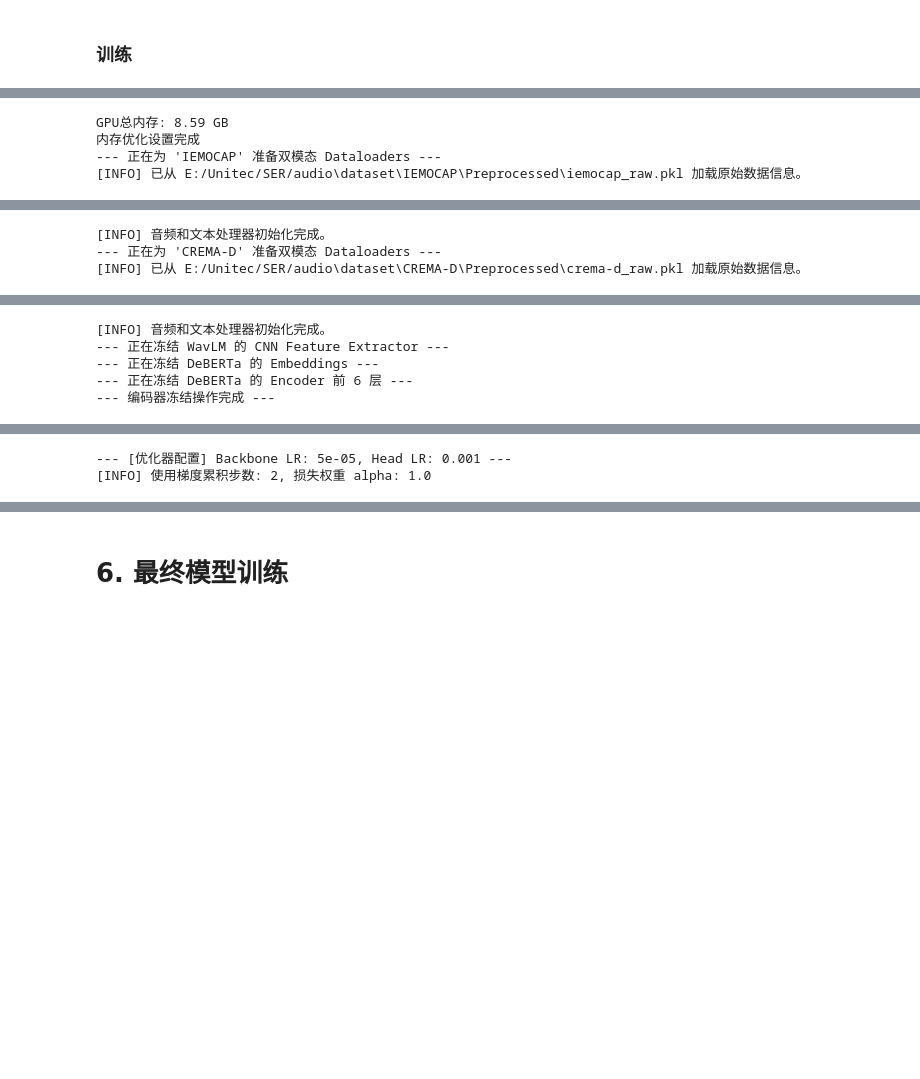
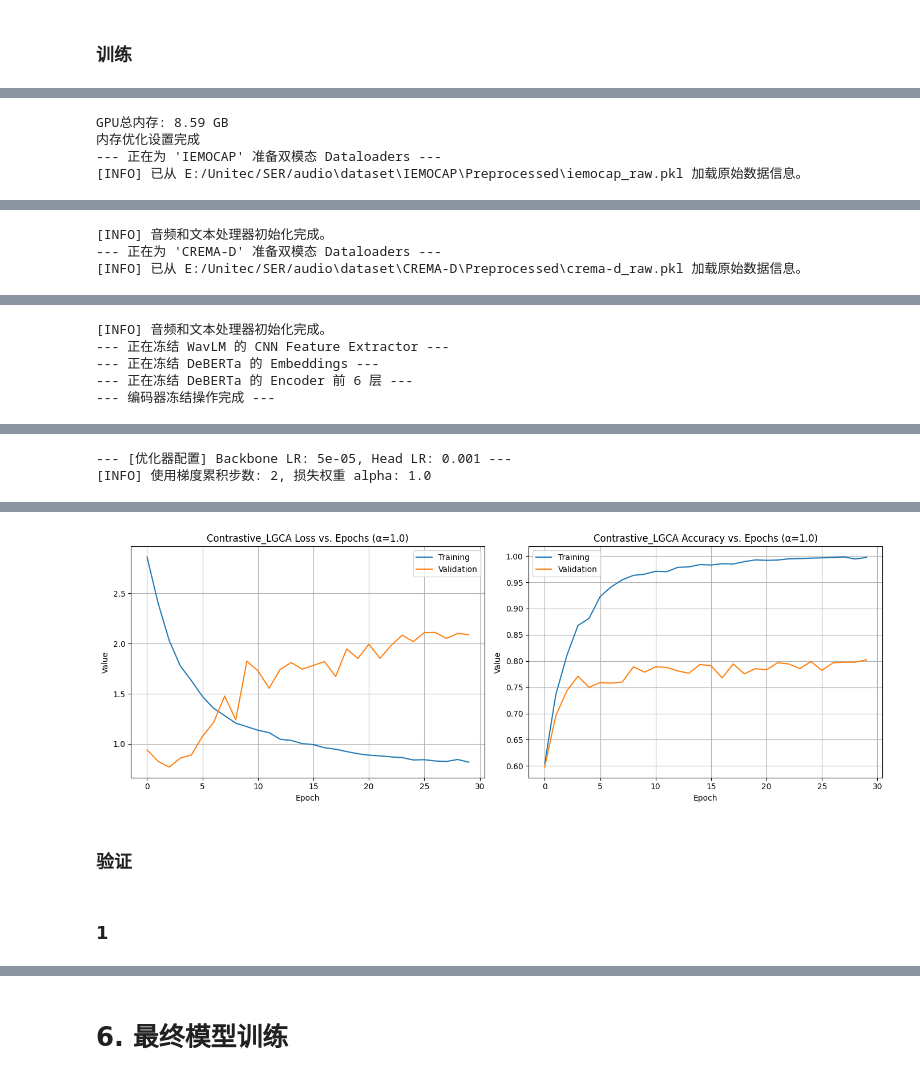
Before and after one commit to IrisHux/SER, a Jupyter notebook: LGCA_test.ipynb, the cells around one changed output, grey strips where cells are left out. Cells and saved outputs as stored; diff of their text form; code cells hidden in the pictures; blank space fills up the shorter version.

```diff
--- a/LGCA_test.ipynb
+++ b/LGCA_test.ipynb
@@ -1869,8 +1808,6 @@ warnings.filterwarnings("ignore", category=UserWarning)
 
 # 配置日志记录
 logging.basicConfig(level=logging.INFO, format='%(asctime)s - %(levelname)s - %(message)s')
-# 添加 tqdm 的日志处理器，以确保日志不会破坏进度条
-# logging.getLogger().addHandler(_TqdmLoggingHandler())
 
 
 # 导入所有必要的模块
@@ -1932,7 +1869,7 @@ def run_experiment():
 
         trainer = ContrastiveTrainer(
             model=model,
-            num_epochs=CONFIG.training_epochs(),
+            num_epochs=30,
             learning_rate=CONFIG.learning_rate(),
             alpha=CONFIG.llgca_loss_alpha(), # 从config中读取最优alpha (应为5.0)
             optimizer_type=CONFIG.optimizer_type(),
@@ -1993,0 +1948,3 @@ GPU总内存: 8.59 GB
+[figure, added]
+# %% [markdown]
+### 验证
@@ -1993,0 +2043,2 @@ GPU总内存: 8.59 GB
+# %% [markdown]
+### 1
```
Also changed, not shown: parts of 5 cells of this notebook, 2 other files.
